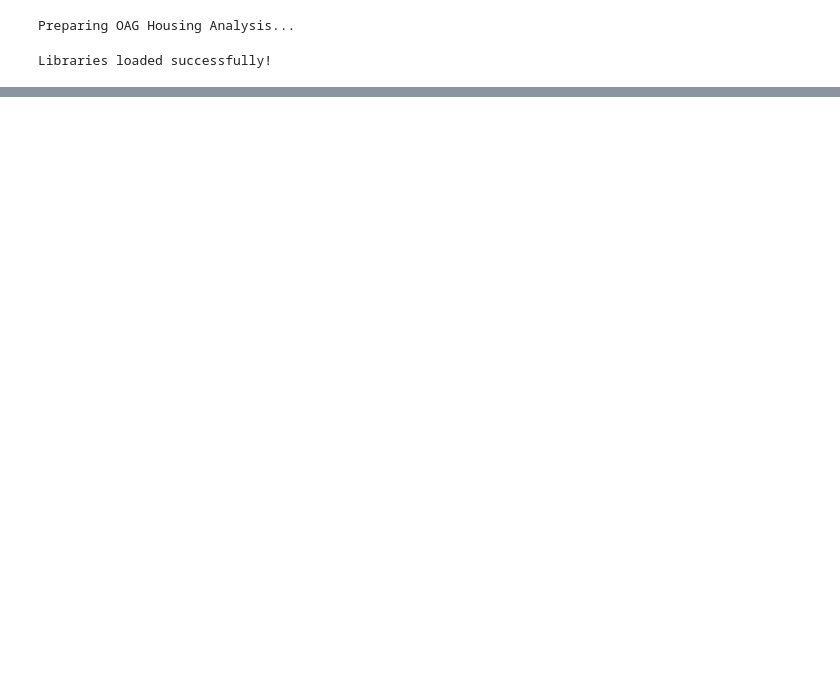
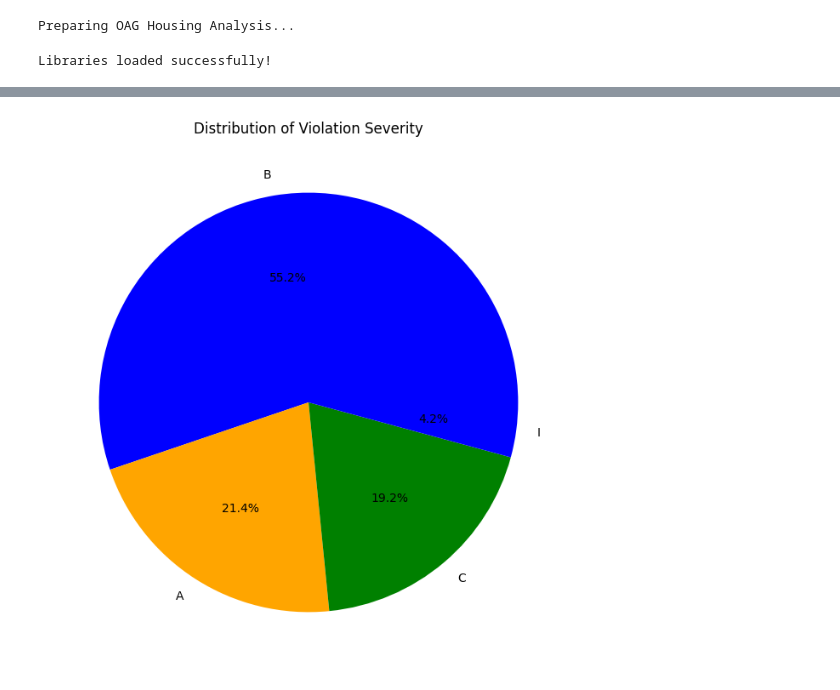
Before and after one commit to merlyn257/Housing_CodeAnalysis, a Jupyter notebook: OAG_Code_for_Housing_Analysis.ipynb, the cells around one changed output, grey strips where cells are left out. Cells and saved outputs as stored; diff of their text form; code cells hidden in the pictures; blank space fills up the shorter version.

```diff
--- a/OAG_Code_for_Housing_Analysis.ipynb
+++ b/OAG_Code_for_Housing_Analysis.ipynb
@@ -22,0 +94,11 @@ df.head()
+# %%
+# Expanding analysis further
+# Group by 'class' and count
+severity_counts = df['class'].value_counts()
+
+plt.figure(figsize=(8, 8))
+plt.pie(severity_counts, labels=severity_counts.index, autopct='%1.1f%%', colors=['blue', 'orange', 'green'])
+plt.title('Distribution of Violation Severity')
+plt.show()
+# %% [output]
+[figure, added]
```
Also changed, not shown: parts of 7 cells of this notebook.
